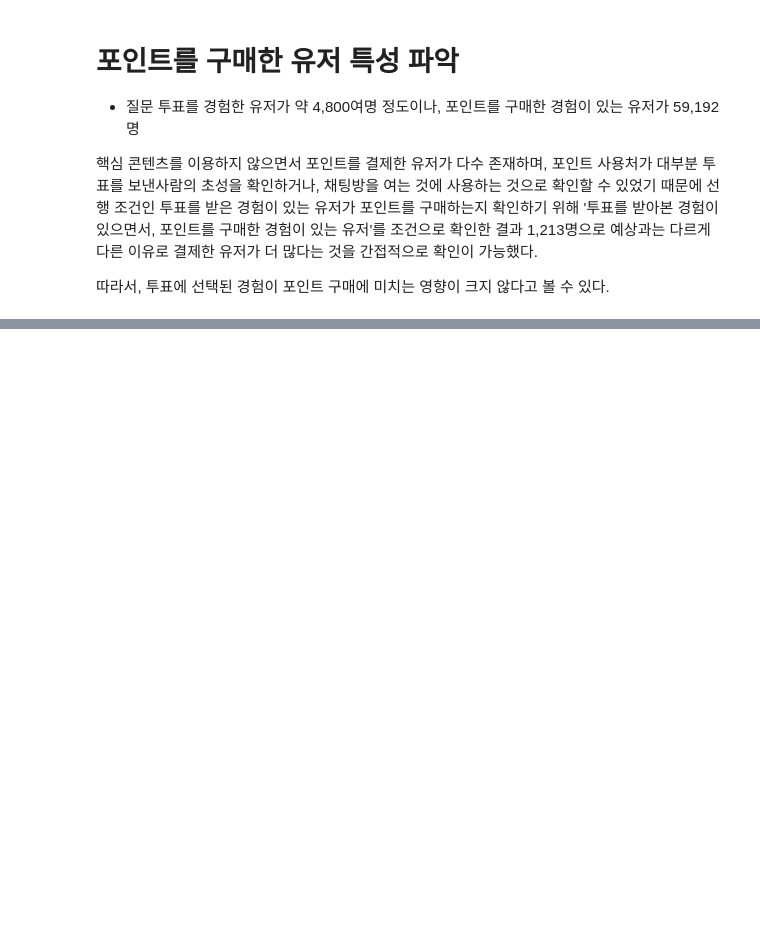
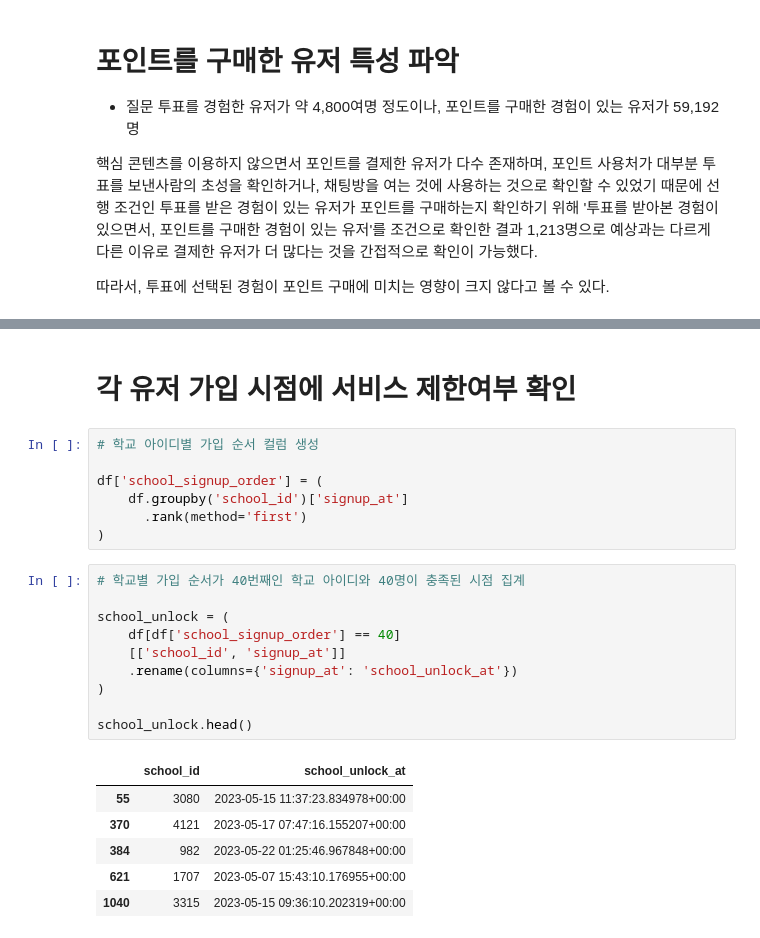
Before and after one commit to zoo-no-s/sns_service_analysis, a Jupyter notebook: notebooks/activation_analysis_kkw.ipynb, the cells around one changed output, grey strips where cells are left out. Cells and saved outputs as stored; diff of their text form; blank space fills up the shorter version.

```diff
--- a/notebooks/activation_analysis_kkw.ipynb
+++ b/notebooks/activation_analysis_kkw.ipynb
@@ -175,0 +192,26 @@ memory usage: 76.2 MB
+# %% [markdown]
+# 각 유저 가입 시점에 서비스 제한여부 확인
+# %%
+# 학교 아이디별 가입 순서 컬럼 생성
+
+df['school_signup_order'] = (
+    df.groupby('school_id')['signup_at']
+      .rank(method='first')
+)
+# %%
+# 학교별 가입 순서가 40번째인 학교 아이디와 40명이 충족된 시점 집계
+
+school_unlock = (
+    df[df['school_signup_order'] == 40]
+    [['school_id', 'signup_at']]
+    .rename(columns={'signup_at': 'school_unlock_at'})
+)
+
+school_unlock.head()
+# %% [output]
+|  | school_id | school_unlock_at |
+| 55 | 3080 | 2023-05-15 11:37:23.834978+00:00 |
+| 370 | 4121 | 2023-05-17 07:47:16.155207+00:00 |
+| 384 | 982 | 2023-05-22 01:25:46.967848+00:00 |
+| 621 | 1707 | 2023-05-07 15:43:10.176955+00:00 |
+| 1040 | 3315 | 2023-05-15 09:36:10.202319+00:00 |
```
Also changed, not shown: parts of 15 cells of this notebook, 2 other files.
